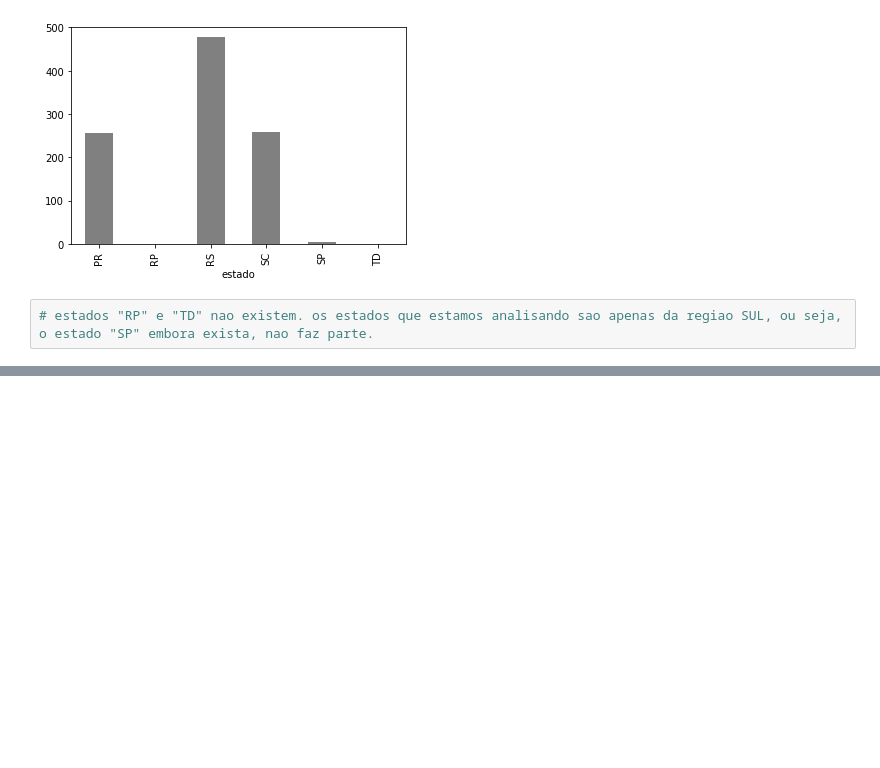
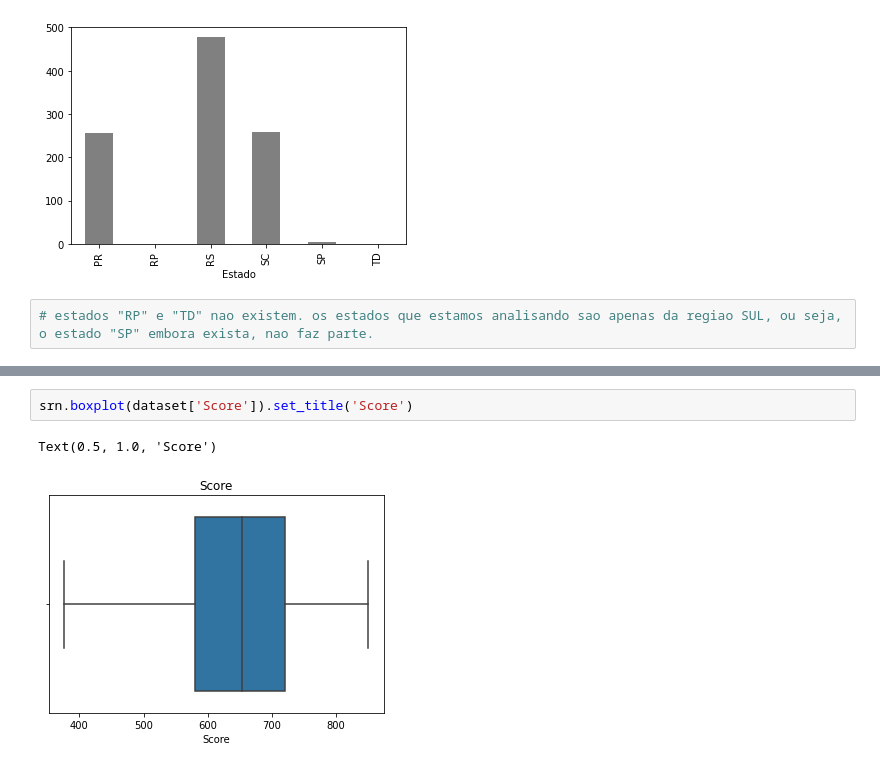
Before and after one commit to nogran/Modelo-Churn, a Jupyter notebook: Untitled.ipynb, the cells around one changed output, grey strips where cells are left out. Drawn from its saved outputs; the diff is of its cells as text; blank space fills up the shorter version.

```diff
--- a/Untitled.ipynb
+++ b/Untitled.ipynb
@@ -75,0 +94,5 @@ dtype: int64
+# %%
+srn.boxplot(dataset['Score']).set_title('Score')
+# %% [output]
+Text(0.5, 1.0, 'Score')
+[figure, added]
```
Also changed, not shown: parts of 13 cells of this notebook.
